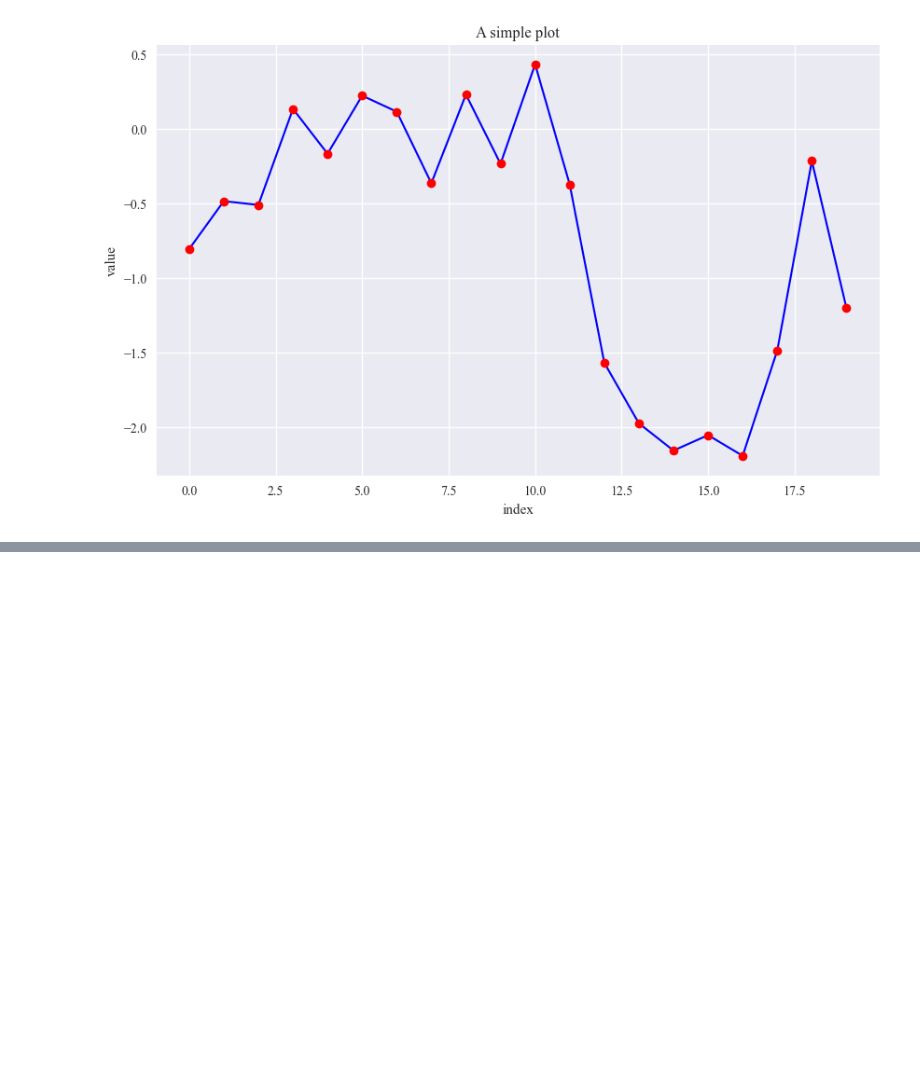
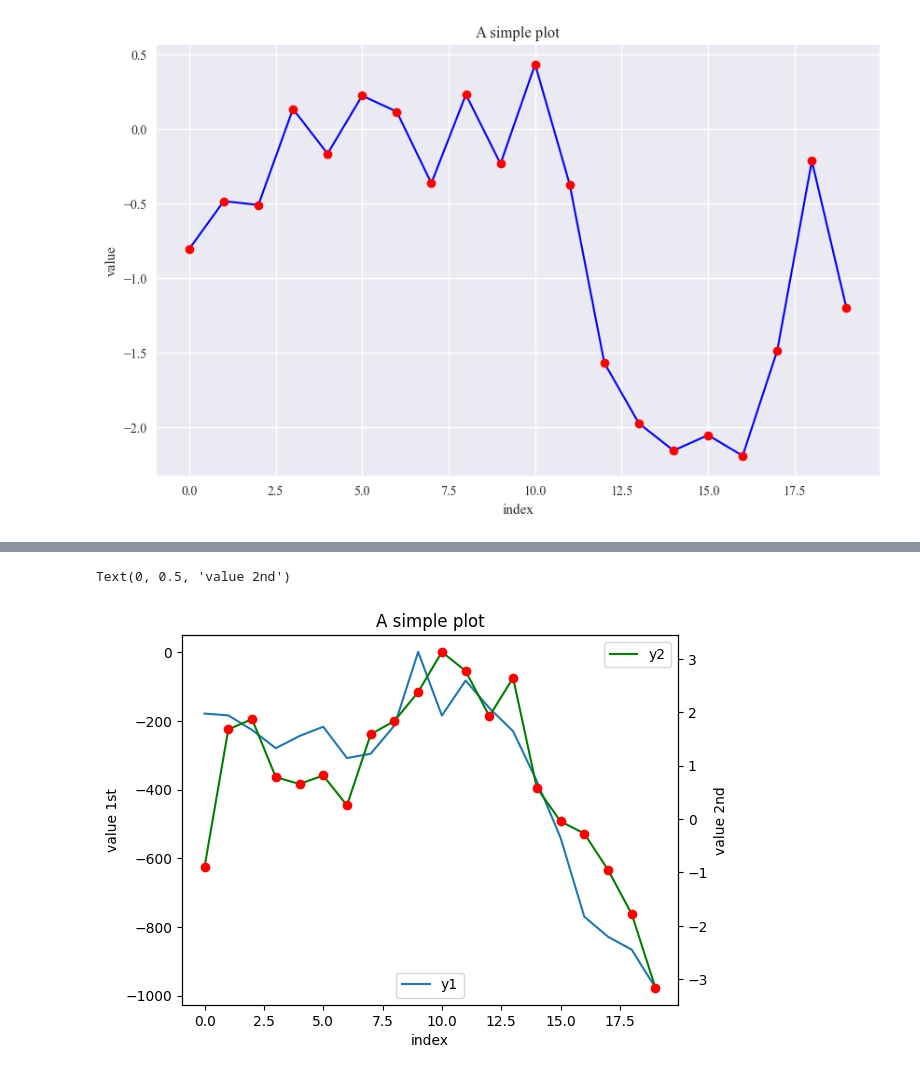
Before and after one commit to duxingru0206-ui/Python-for-Finance, a Jupyter notebook: Data Visualization.ipynb, the cells around one changed output, grey strips where cells are left out. Cells and saved outputs as stored; diff of their text form; code cells hidden in the pictures; blank space fills up the shorter version.

```diff
--- a/Data Visualization.ipynb
+++ b/Data Visualization.ipynb
@@ -58,0 +98,15 @@ Text(0.5, 1.0, 'A simple plot')
+# %%
+fig,axl=plt.subplots()
+plt.plot(y[:,0],lw=1.5,label='y1')
+plt.legend(loc=8)
+plt.xlabel('index')
+plt.ylabel('value 1st')
+plt.title('A simple plot')
+ax2=axl.twinx()
+plt.plot(y[:,1],'g',lw=1.5,label='y2')
+plt.plot(y[:,1],'ro')
+plt.legend(loc=0)
+plt.ylabel('value 2nd')
+# %% [output]
+Text(0, 0.5, 'value 2nd')
+[figure, added]
```
Also changed, not shown: parts of 4 cells of this notebook.
